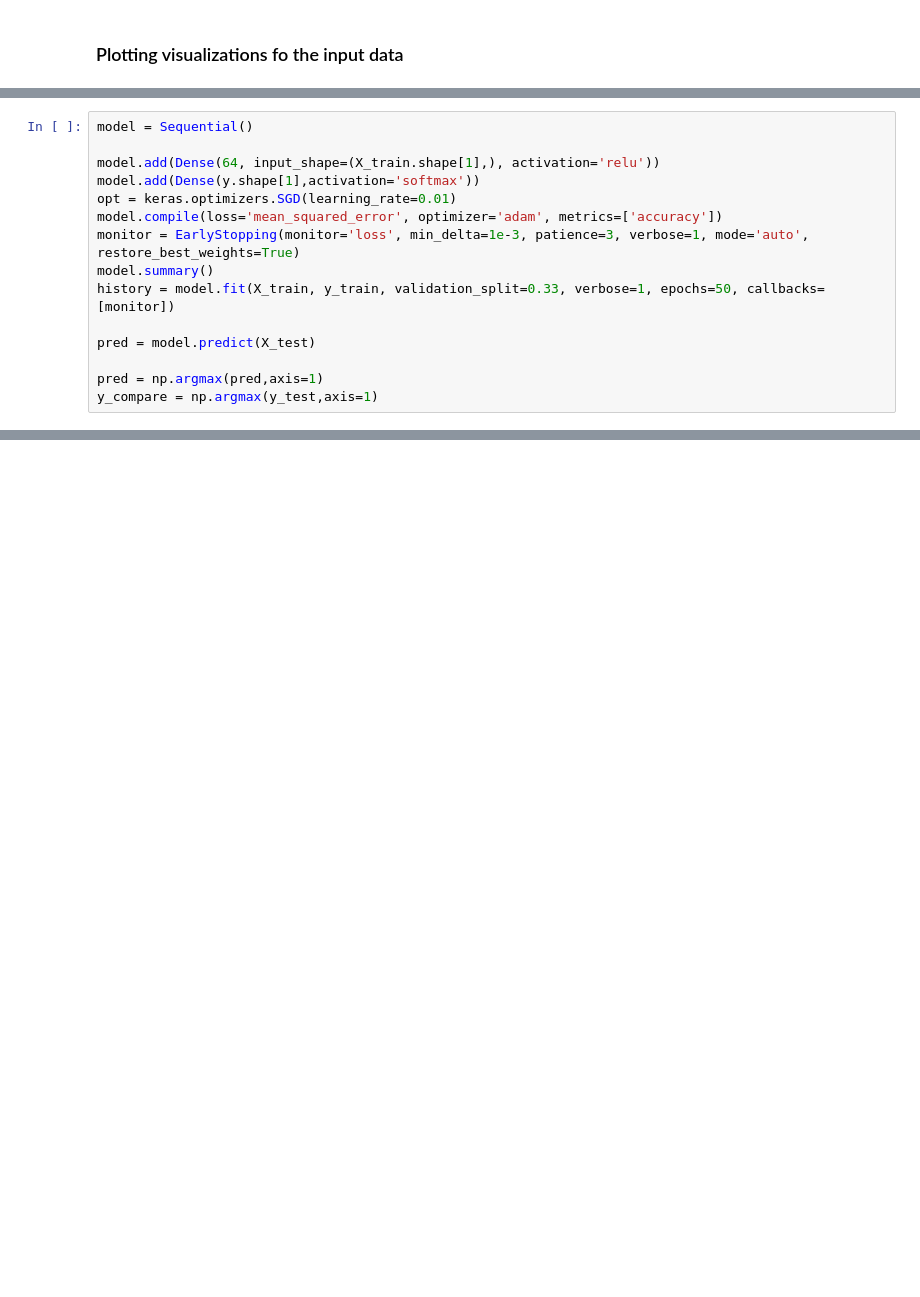
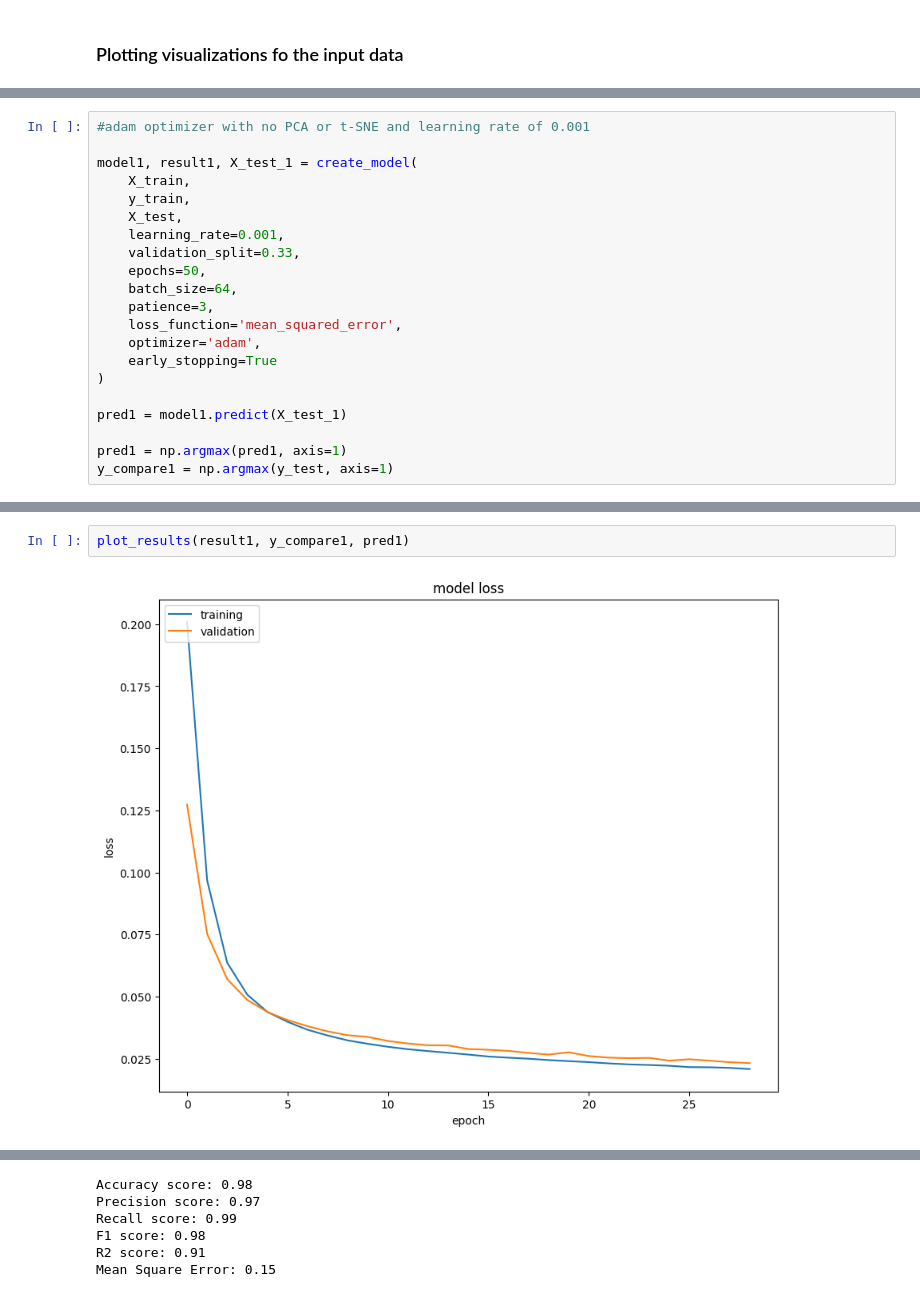
Before and after one commit to rrangelvargas/INM701, a Jupyter notebook: src/main_nn.ipynb, the cells around one changed output, grey strips where cells are left out. Saved outputs shown, nothing was run; the diff lists cells and outputs as text; blank space fills up the shorter version.

```diff
--- a/src/main_nn.ipynb
+++ b/src/main_nn.ipynb
@@ -148,15 +143,0 @@ Number of features after t-SNE: 2
-# %%
-model = Sequential()
-
-model.add(Dense(64, input_shape=(X_train.shape[1],), activation='relu'))
-model.add(Dense(y.shape[1],activation='softmax'))
-opt = keras.optimizers.SGD(learning_rate=0.01)
-model.compile(loss='mean_squared_error', optimizer='adam', metrics=['accuracy'])
-monitor = EarlyStopping(monitor='loss', min_delta=1e-3, patience=3, verbose=1, mode='auto', restore_best_weights=True)
-model.summary()
-history = model.fit(X_train, y_train, validation_split=0.33, verbose=1, epochs=50, callbacks=[monitor])
-
-pred = model.predict(X_test)
-
-pred = np.argmax(pred,axis=1)
-y_compare = np.argmax(y_test,axis=1)
@@ -258,0 +266,21 @@ plt.show()
+# %%
+#adam optimizer with no PCA or t-SNE and learning rate of 0.001
+
+model1, result1, X_test_1 = create_model(
+    X_train,
+    y_train,
+    X_test,
+    learning_rate=0.001,
+    validation_split=0.33,
+    epochs=50,
+    batch_size=64,
+    patience=3,
+    loss_function='mean_squared_error',
+    optimizer='adam',
+    early_stopping=True
+)
+
+pred1 = model1.predict(X_test_1)
+
+pred1 = np.argmax(pred1, axis=1)
+y_compare1 = np.argmax(y_test, axis=1)
@@ -258,0 +305,4 @@ plt.show()
+# %%
+plot_results(result1, y_compare1, pred1)
+# %% [output]
+[figure, added]
@@ -258,0 +310,6 @@ plt.show()
+Accuracy score: 0.98
+Precision score: 0.97
+Recall score: 0.99
+F1 score: 0.98
+R2 score: 0.91
+Mean Square Error: 0.15
```
Also changed, not shown: parts of 29 cells of this notebook.
